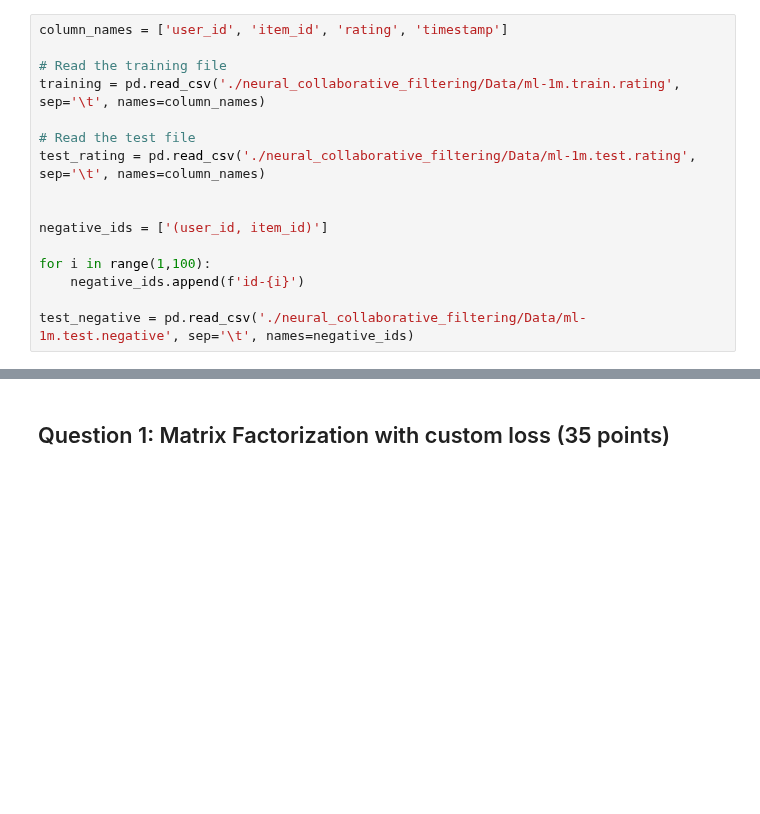
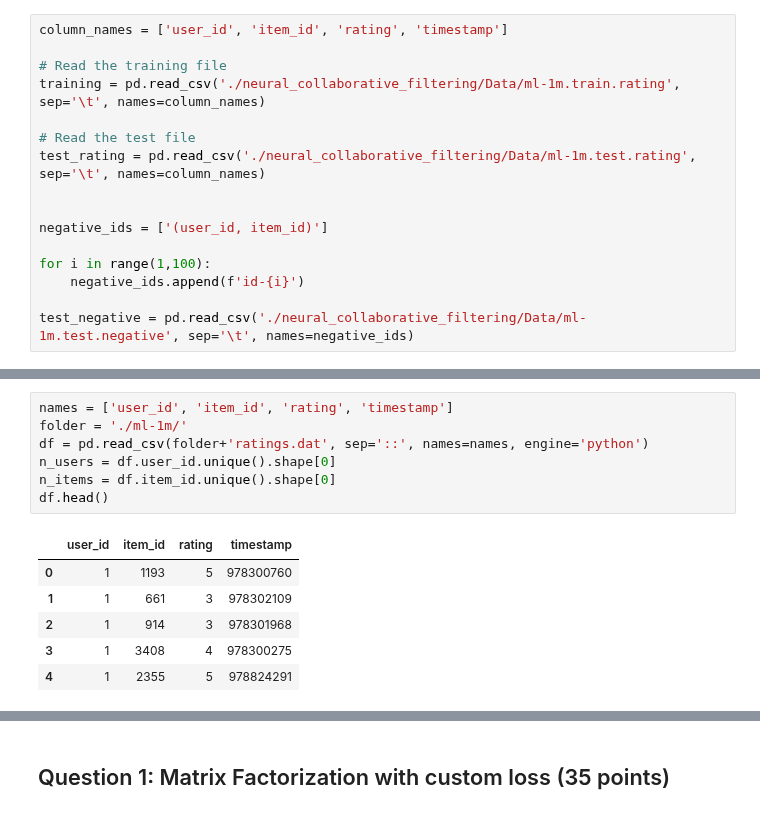
Before and after one commit to Nesher123/Recommendation-Systems, a Jupyter notebook: Project/Ofir.ipynb, the cells around one changed output, grey strips where cells are left out. Cells and saved outputs as stored; diff of their text form; blank space fills up the shorter version.

```diff
--- a/Project/Ofir.ipynb
+++ b/Project/Ofir.ipynb
@@ -62,0 +74,14 @@ test_negative = pd.read_csv('./neural_collaborative_filtering/Data/ml-1m.test.ne
+# %%
+names = ['user_id', 'item_id', 'rating', 'timestamp']
+folder = './ml-1m/'
+df = pd.read_csv(folder+'ratings.dat', sep='::', names=names, engine='python')
+n_users = df.user_id.unique().shape[0]
+n_items = df.item_id.unique().shape[0]
+df.head()
+# %% [output]
+|  | user_id | item_id | rating | timestamp |
+| 0 | 1 | 1193 | 5 | 978300760 |
+| 1 | 1 | 661 | 3 | 978302109 |
+| 2 | 1 | 914 | 3 | 978301968 |
+| 3 | 1 | 3408 | 4 | 978300275 |
+| 4 | 1 | 2355 | 5 | 978824291 |
```
Also changed, not shown: parts of 8 cells of this notebook.
